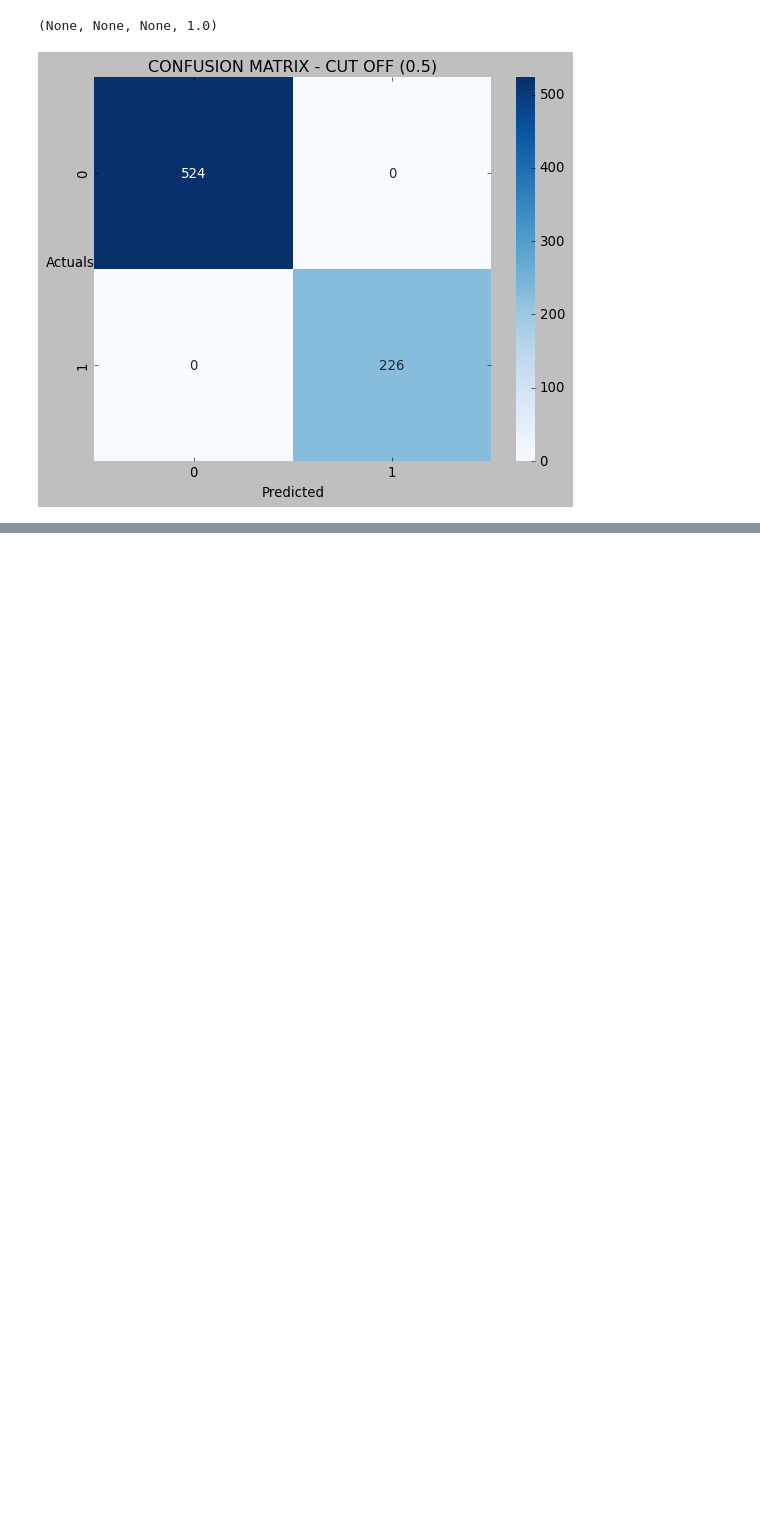
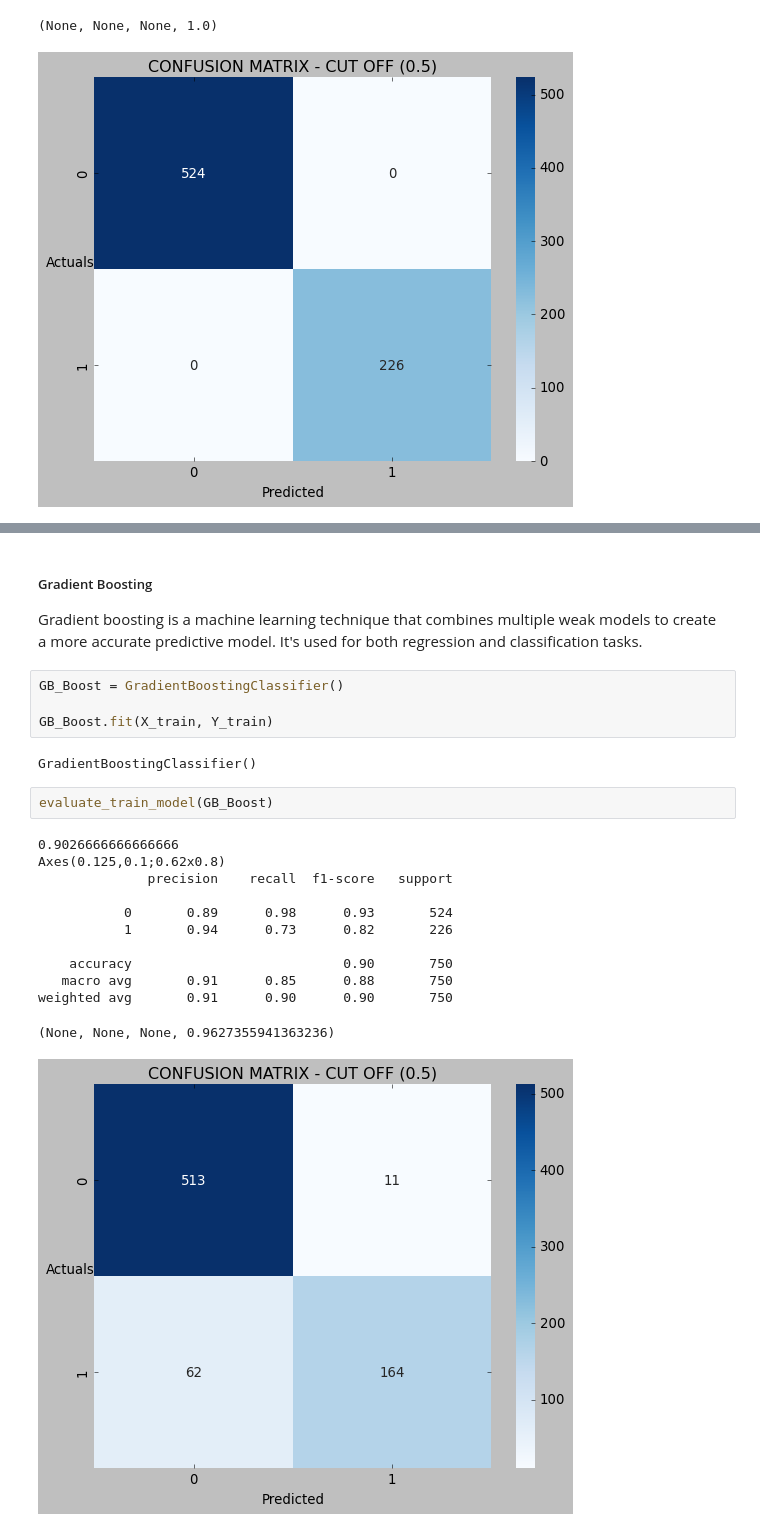
Before and after one commit to HitenDewangan/DataScience-AIML, a Jupyter notebook: Machine Learning/DecisionTree.ipynb, the cells around one changed output, grey strips where cells are left out. Cells and saved outputs as stored; diff of their text form; blank space fills up the shorter version.

```diff
--- a/Machine Learning/DecisionTree.ipynb
+++ b/Machine Learning/DecisionTree.ipynb
@@ -715,0 +767,25 @@ weighted avg       0.76      0.77      0.76       250
+# %% [markdown]
+##### Gradient Boosting
+
+Gradient boosting is a machine learning technique that combines multiple weak models to create a more accurate predictive model. It's used for both regression and classification tasks.
+# %%
+GB_Boost = GradientBoostingClassifier()
+
+GB_Boost.fit(X_train, Y_train)
+# %% [output]
+GradientBoostingClassifier()
+# %%
+evaluate_train_model(GB_Boost)
+# %% [output]
+0.9026666666666666
+Axes(0.125,0.1;0.62x0.8)
+              precision    recall  f1-score   support
+
+           0       0.89      0.98      0.93       524
+           1       0.94      0.73      0.82       226
+
+    accuracy                           0.90       750
+   macro avg       0.91      0.85      0.88       750
+weighted avg       0.91      0.90      0.90       750
+(None, None, None, 0.9627355941363236)
+[figure, added]
```
Also changed, not shown: parts of 29 cells of this notebook.
